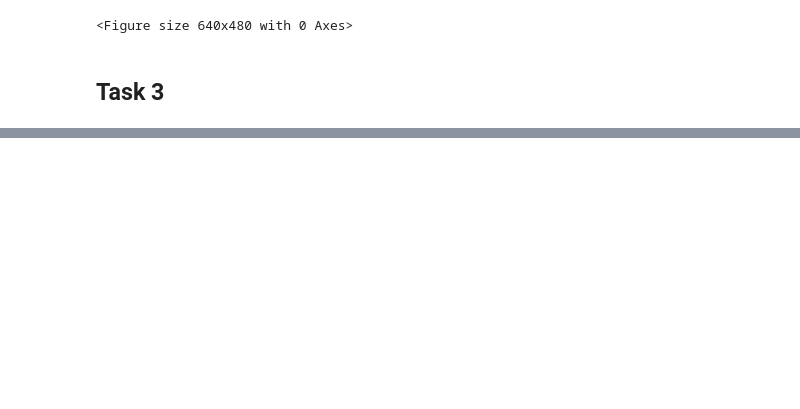
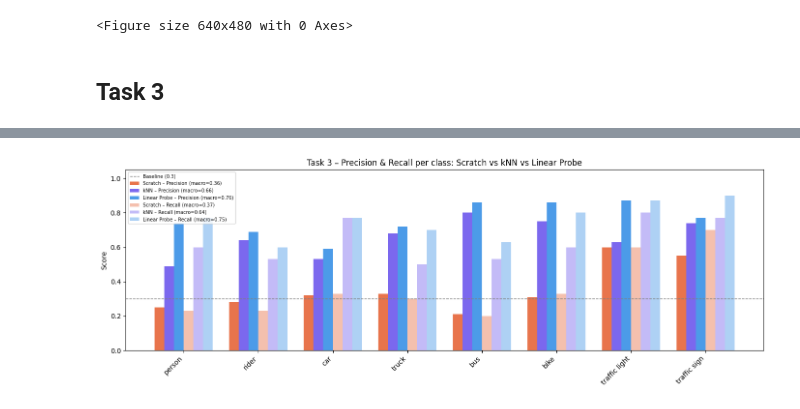
Before and after one commit to ricteland/-2AMM10-A2-Evangelists, a Jupyter notebook: assignment2_skeleton.ipynb, the cells around one changed output, grey strips where cells are left out. Cells and saved outputs as stored; diff of their text form; code cells hidden in the pictures; blank space fills up the shorter version.

```diff
--- a/assignment2_skeleton.ipynb
+++ b/assignment2_skeleton.ipynb
@@ -1610,0 +1703,45 @@ traffic light       0.87      0.90      0.89        30
+# %%
+import numpy as np
+import matplotlib.pyplot as plt
+
+class_names = ['person', 'rider', 'car', 'truck', 'bus', 'bike', 'traffic light', 'traffic sign']
+
+# Per-class precision
+prec_scratch = [0.25, 0.28, 0.32, 0.33, 0.21, 0.31, 0.60, 0.55]
+prec_knn     = [0.49, 0.64, 0.53, 0.68, 0.80, 0.75, 0.63, 0.74]
+prec_linear  = [0.74, 0.69, 0.59, 0.72, 0.86, 0.86, 0.87, 0.77]
+
+# Per-class recall
+rec_scratch  = [0.23, 0.23, 0.33, 0.30, 0.20, 0.33, 0.60, 0.70]
+rec_knn      = [0.60, 0.53, 0.77, 0.50, 0.53, 0.60, 0.80, 0.77]
+rec_linear   = [0.77, 0.60, 0.77, 0.70, 0.63, 0.80, 0.87, 0.90]
+
+macro_prec_scratch, macro_rec_scratch = 0.36, 0.37
+macro_prec_knn,     macro_rec_knn     = 0.66, 0.64
+macro_prec_linear,  macro_rec_linear  = 0.76, 0.75
+
+x = np.arange(len(class_names))
+width = 0.13
+
+fig, ax = plt.subplots(figsize=(14, 5))
+
+b1 = ax.bar(x - 2.5*width, prec_scratch, width, label=f'Scratch – Precision (macro={macro_prec_scratch})', color='#E8744C')
+b2 = ax.bar(x - 1.5*width, prec_knn,     width, label=f'kNN – Precision (macro={macro_prec_knn})',         color='#7B68EE')
+b3 = ax.bar(x - 0.5*width, prec_linear,  width, label=f'Linear Probe – Precision (macro={macro_prec_linear})', color='#4C9BE8')
+
+b4 = ax.bar(x + 0.5*width, rec_scratch, width, label=f'Scratch – Recall (macro={macro_rec_scratch})', color='#E8744C', alpha=0.45)
+b5 = ax.bar(x + 1.5*width, rec_knn,     width, label=f'kNN – Recall (macro={macro_rec_knn})',         color='#7B68EE', alpha=0.45)
+b6 = ax.bar(x + 2.5*width, rec_linear,  width, label=f'Linear Probe – Recall (macro={macro_rec_linear})', color='#4C9BE8', alpha=0.45)
+
+ax.set_xticks(x)
+ax.set_xticklabels(class_names, rotation=45, ha='right')
+ax.set_ylim(0, 1.05)
+ax.set_ylabel('Score')
+ax.set_title('Task 3 – Precision & Recall per class: Scratch vs kNN vs Linear Probe')
+ax.axhline(0.3, color='grey', linestyle='--', linewidth=1, label='Baseline (0.3)')
+ax.legend(loc='upper left', fontsize=7)
+
+plt.tight_layout()
+plt.show()
+# %% [output]
+[figure, added]
```
Also changed, not shown: parts of 14 cells of this notebook, 4 other files.
